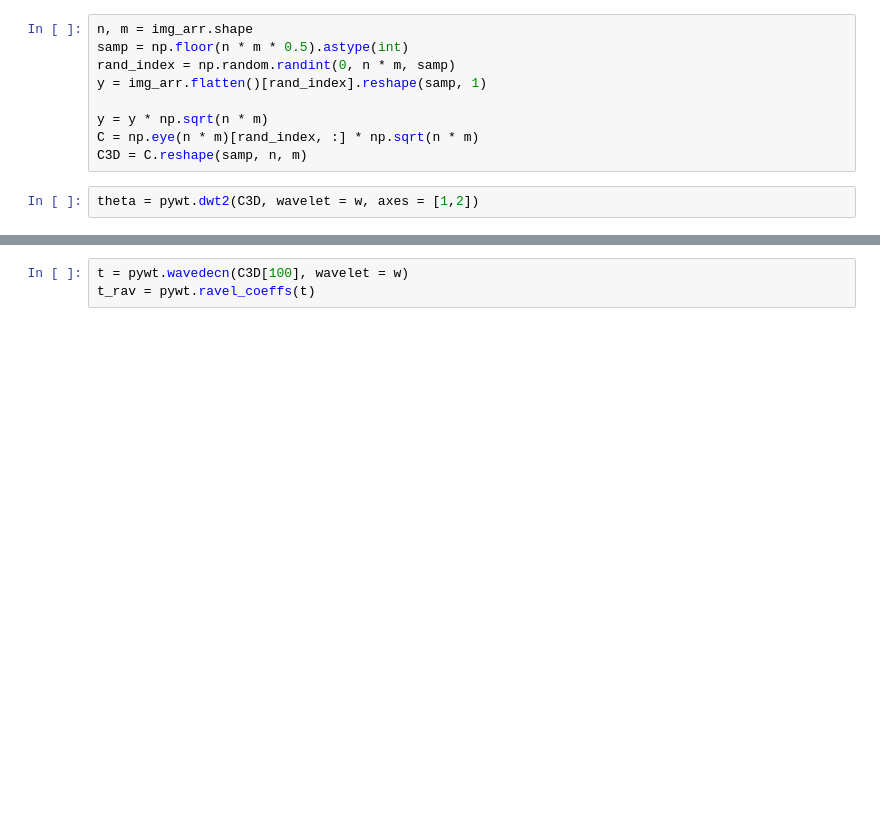
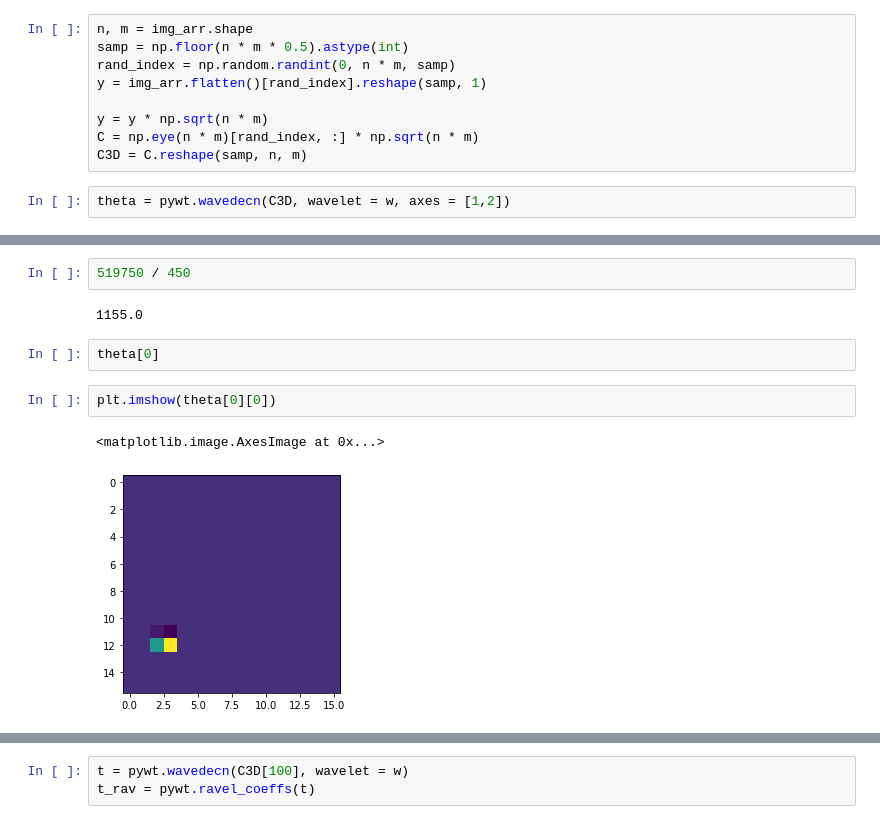
Before and after one commit to qkstngus000/Visual-Compressive-Sensing, a Jupyter notebook: dwt.ipynb, the cells around one changed output, grey strips where cells are left out. Saved outputs shown, nothing was run; the diff lists cells and outputs as text; blank space fills up the shorter version.

```diff
--- a/dwt.ipynb
+++ b/dwt.ipynb
@@ -62,4 +96,4 @@ y = y * np.sqrt(n * m)
 C = np.eye(n * m)[rand_index, :] * np.sqrt(n * m)
 C3D = C.reshape(samp, n, m)
 # %%
-theta = pywt.dwt2(C3D, wavelet = w, axes = [1,2])
+theta = pywt.wavedecn(C3D, wavelet = w, axes = [1,2])
@@ -68 +120,12 @@ reconstruct()
+# %%
+519750 / 450
+# %% [output]
+1155.0
+# %%
+theta[0]
+# %%
+plt.imshow(theta[0][0])
+# %% [output]
+<matplotlib.image.AxesImage at 0x...>
+[figure, added]
 # %%
```
Also changed, not shown: parts of 9 cells of this notebook.
